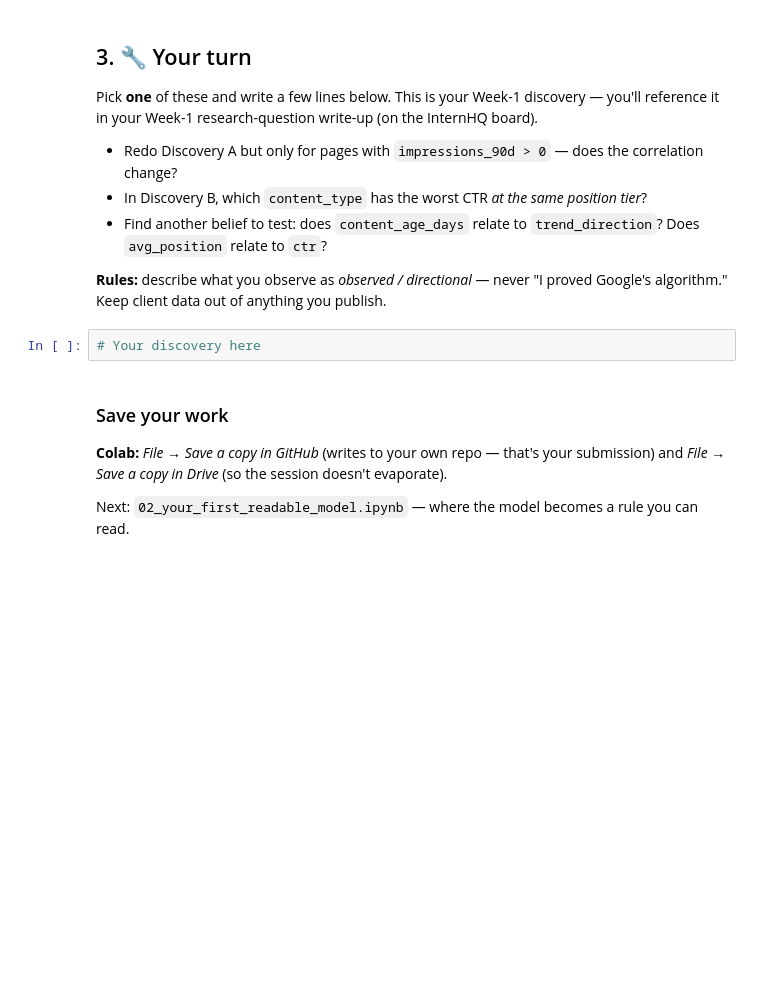
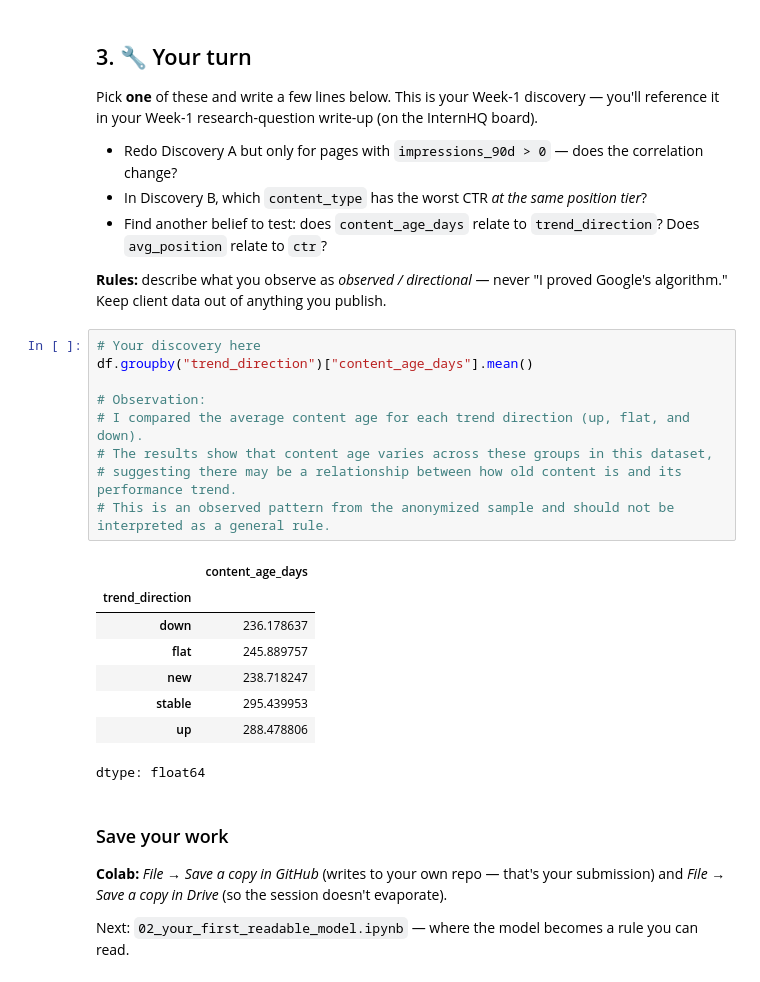
Before and after one commit to ShamirAli55/flyrank-internship, a Jupyter notebook: notebooks/01_first_look_and_discovery.ipynb, the cells around one changed output. Saved outputs shown, nothing was run; the diff lists cells and outputs as text; blank space fills up the shorter version.

```diff
--- a/notebooks/01_first_look_and_discovery.ipynb
+++ b/notebooks/01_first_look_and_discovery.ipynb
@@ -99,6 +153,22 @@ Pick **one** of these and write a few lines below. This is your Week-1 discovery
 **Rules:** describe what you observe as *observed / directional* — never "I proved Google's algorithm." Keep client data out of anything you publish.
 # %%
 # Your discovery here
+df.groupby("trend_direction")["content_age_days"].mean()
+
+# Observation:
+# I compared the average content age for each trend direction (up, flat, and down).
+# The results show that content age varies across these groups in this dataset,
+# suggesting there may be a relationship between how old content is and its performance trend.
+# This is an observed pattern from the anonymized sample and should not be interpreted as a general rule.
+# %% [output]
+|  | content_age_days |
+| trend_direction |  |
+| down | 236.178637 |
+| flat | 245.889757 |
+| new | 238.718247 |
+| stable | 295.439953 |
+| up | 288.478806 |
+dtype: float64
 # %% [markdown]
 ### Save your work
 **Colab:** *File → Save a copy in GitHub* (writes to your own repo — that's your submission) and *File → Save a copy in Drive* (so the session doesn't evaporate).
```
Also changed, not shown: parts of 7 cells of this notebook.
